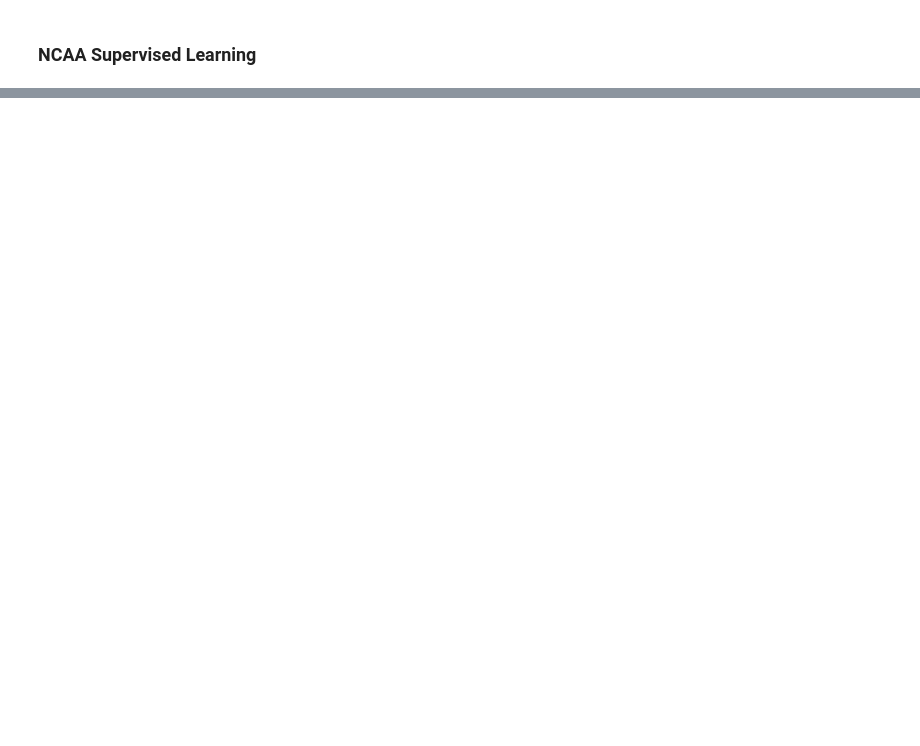
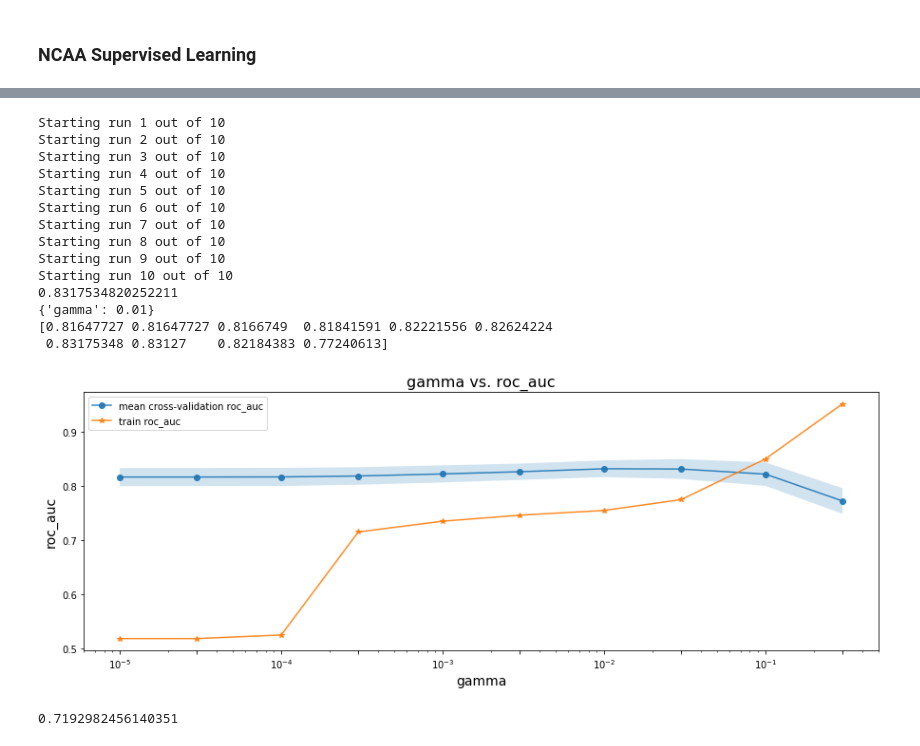
Before and after one commit to MaxMay95/CS7641-NCAA-Predictions, a Jupyter notebook: Longchao_Jia.ipynb, the cells around one changed output, grey strips where cells are left out. Saved outputs shown, nothing was run; the diff lists cells and outputs as text; code cells hidden in the pictures; blank space fills up the shorter version.

```diff
--- a/Longchao_Jia.ipynb
+++ b/Longchao_Jia.ipynb
@@ -67,0 +113,30 @@ print(dataset)
+# %%
+gamma = [{'gamma':x} for x in [1e-5, 3e-5, 1e-4, 3e-4, 1e-3, 3e-3, 1e-2, 3e-2, 1e-1, 3e-1]]
+cv_results = run_cross_validation(x_train_pca, y_train, gamma, SVC, scoring='roc_auc', log_plot=True)
+print(max(cv_results[0]))
+print(cv_results[3])
+print(cv_results[0])
+# %% [output]
+Starting run 1 out of 10
+Starting run 2 out of 10
+Starting run 3 out of 10
+Starting run 4 out of 10
+Starting run 5 out of 10
+Starting run 6 out of 10
+Starting run 7 out of 10
+Starting run 8 out of 10
+Starting run 9 out of 10
+Starting run 10 out of 10
+0.8317534820252211
+{'gamma': 0.01}
+[0.81647727 0.81647727 0.8166749  0.81841591 0.82221556 0.82624224
+ 0.83175348 0.83127    0.82184383 0.77240613]
+[figure, added]
+# %%
+svm = SVC(C=1, gamma=0.01)
+svm.fit(x_train_pca, y_train)
+y_pred = svm.predict(scale_pca_pipe.transform(x_test))
+
+accuracy_score(y_pred, y_test)
+# %% [output]
+0.7192982456140351
```
Also changed, not shown: parts of 15 cells of this notebook, 7 other files.
